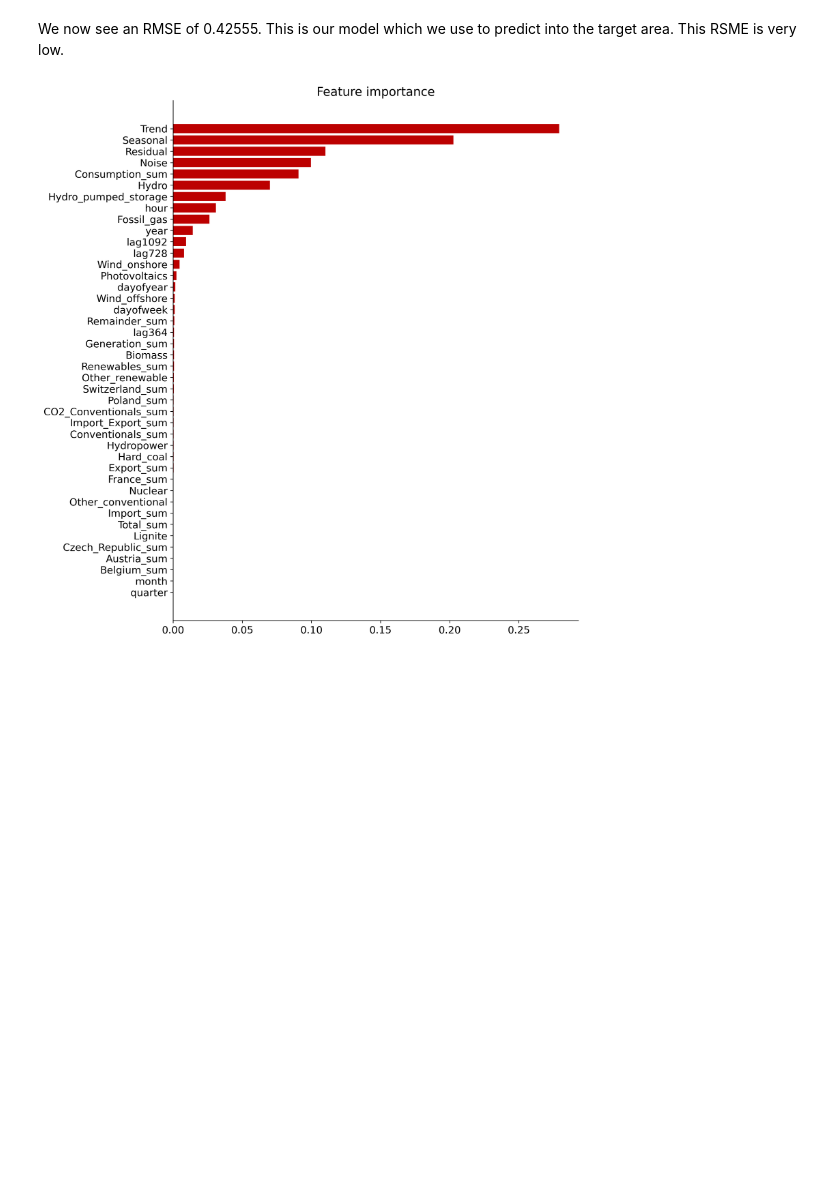
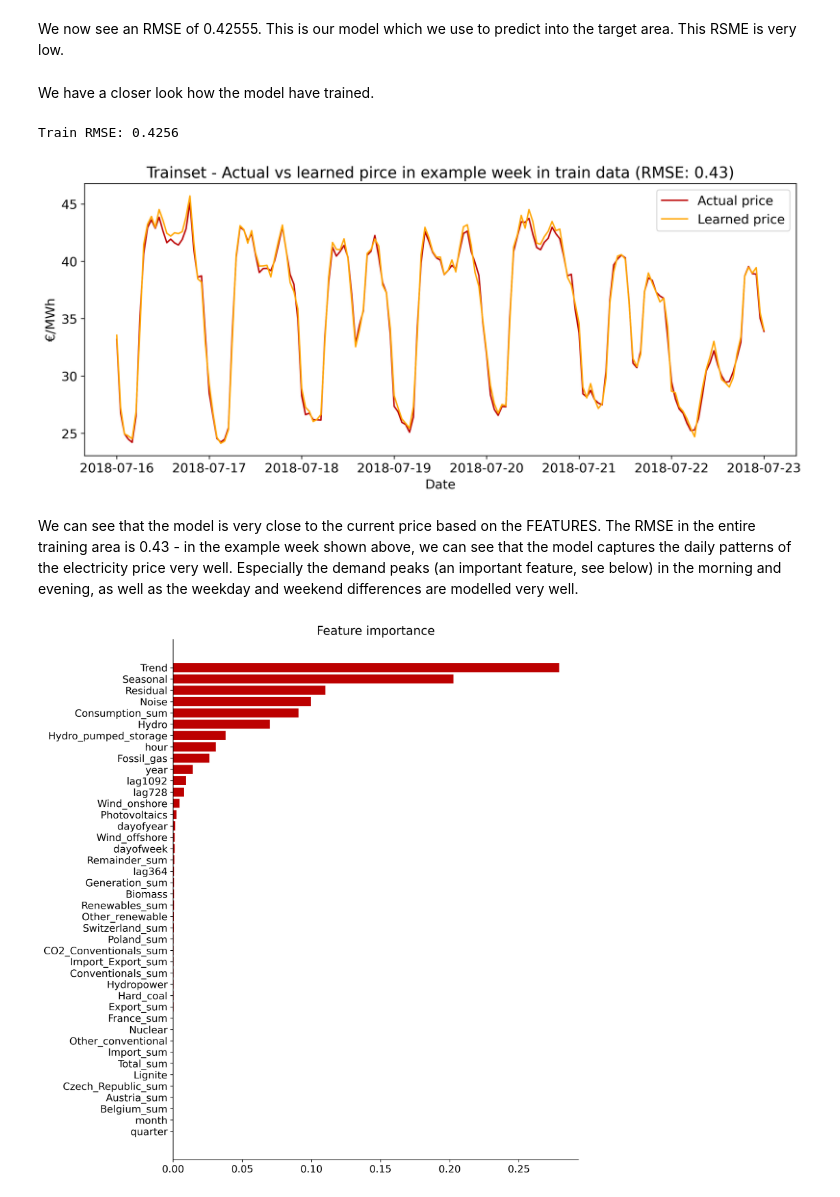
Before and after one commit to bennymiddel/Public, a Jupyter notebook: notebooks/04-modelling-and-findings.ipynb, the cells around one changed output. Cells and saved outputs as stored; diff of their text form; code cells hidden in the pictures; blank space fills up the shorter version.

```diff
--- a/notebooks/04-modelling-and-findings.ipynb
+++ b/notebooks/04-modelling-and-findings.ipynb
@@ -700,6 +700,31 @@ np.mean([6420,10000,8379,5626])
 We now see an RMSE of 0.42555. This is our model which we use to predict into the target area. This RSME is very low.
 # %%
 reg_model_final = joblib.load('../model/reg_model_final.pkl')
+# %% [markdown]
+We have a closer look how the model have trained.
+# %%
+y_train_pred = reg_model_final.predict(X_train_all)
+
+rmse = np.sqrt(mean_squared_error(y_train_all, y_train_pred))
+print(f'Train RMSE: {rmse.round(4)}')
+# %% [output]
+Train RMSE: 0.4256
+# %%
+y_train_all.loc[:,'reg_model_final_learned_price'] = y_train_pred
+# %%
+plt.figure(figsize=(13, 5), dpi = 300)
+plt.plot(y_train_all['Germany_Luxembourg_co2_adjusted'].loc[(y_train_all.index >= '2018-07-16 00:00:00')&(y_train_all.index <= '2018-07-23 00:00:00')], color='#bc0000', label = 'Actual price')
+plt.plot(y_train_all['reg_model_final_learned_price'].loc[(y_train_all.index >= '2018-07-16 00:00:00')&(y_train_all.index <= '2018-07-23 00:00:00')],color = '#ffa600', label = 'Learned price')
+plt.title(f'Trainset - Actual vs learned pirce in example week in train data (RMSE: {rmse:.2f})')
+plt.xlabel('Date')
+plt.legend()
+plt.ylabel('€/MWh')
+
+plt.show()
+# %% [output]
+[figure, added]
+# %% [markdown]
+We can see that the model is very close to the current price based on the FEATURES. The RMSE in the entire training area is 0.43 - in the example week shown above, we can see that the model captures the daily patterns of the electricity price very well. Especially the demand peaks (an important feature, see below) in the morning and evening, as well as the weekday and weekend differences are modelled very well.
 # %%
 feature_importance_model_final = pd.DataFrame(data =reg_model_final.feature_importances_, index = reg_model_final.feature_names_in_, columns = ['importances_model_final'])
 feature_importance_model_final = feature_importance_model_final.sort_values('importances_model_final',ascending=True)
```
Also changed, not shown: parts of 3 cells of this notebook, 1 other file.
